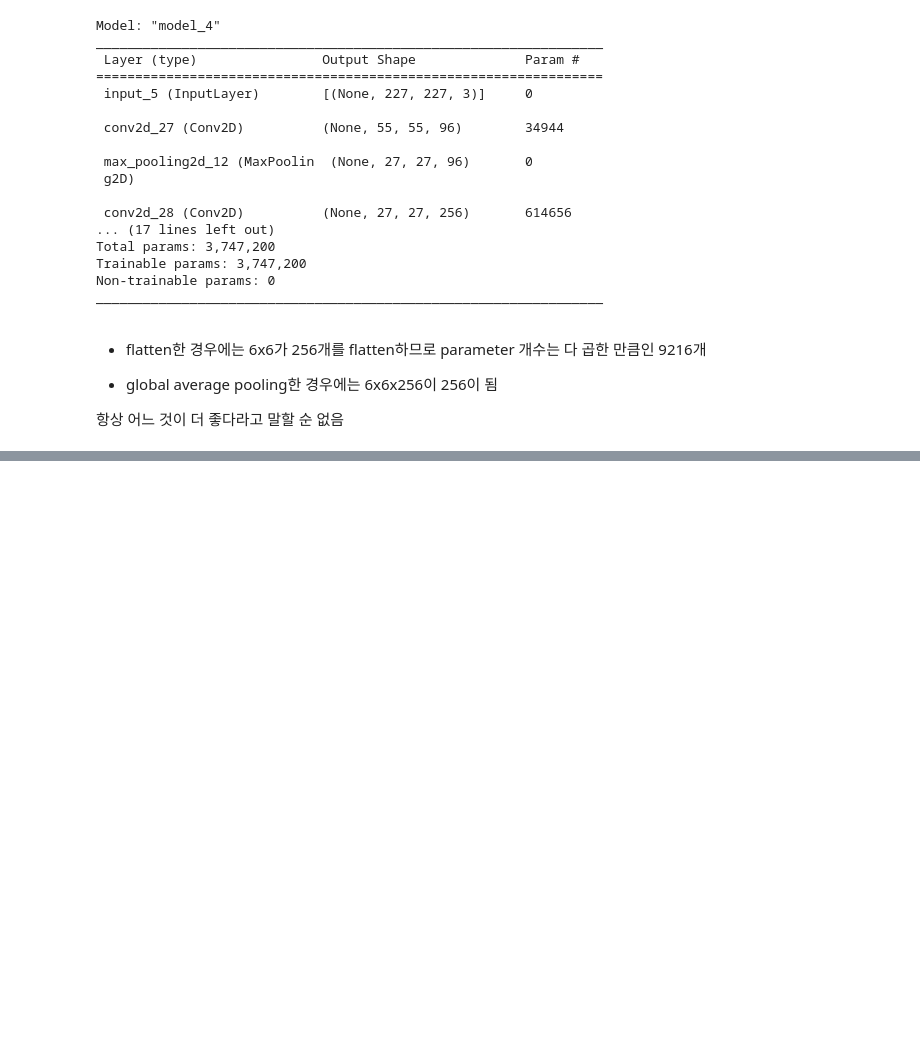
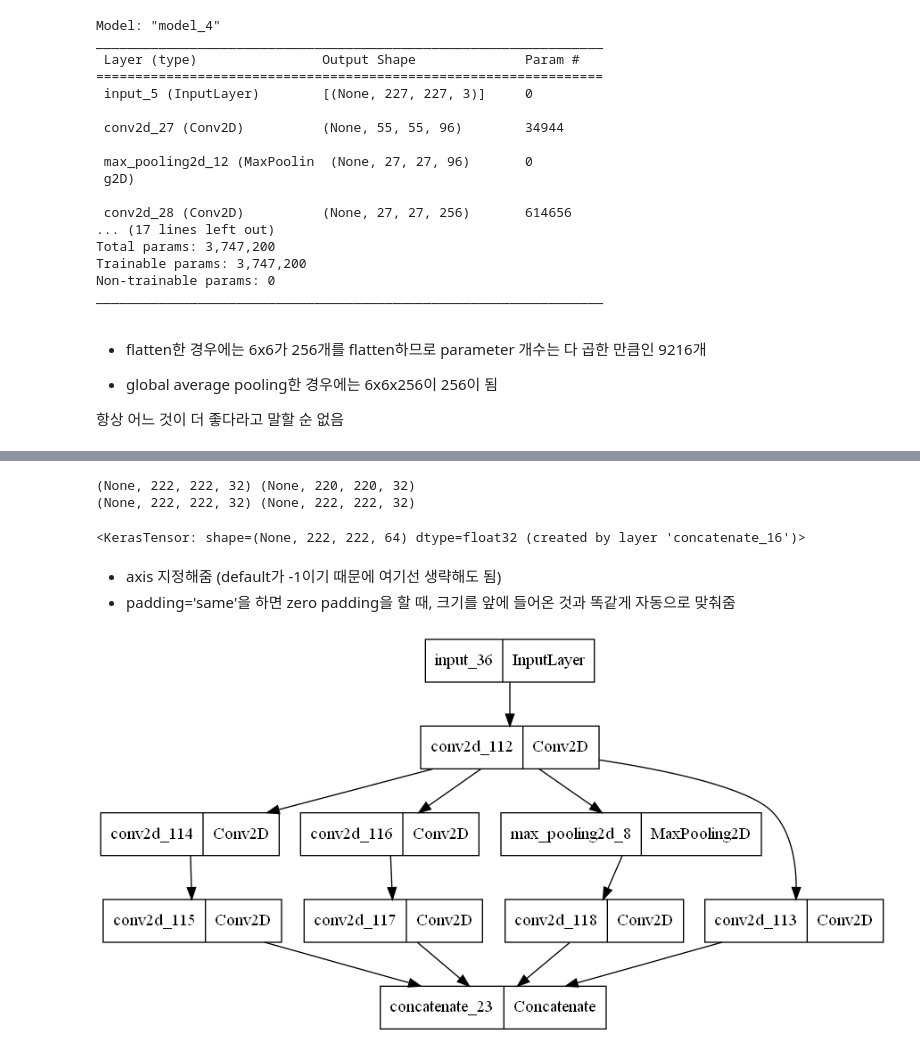
Before and after one commit to engineercha/image-processing-study, a Jupyter notebook: advanced classification.ipynb, the cells around one changed output, grey strips where cells are left out. Cells and saved outputs as stored; diff of their text form; code cells hidden in the pictures; blank space fills up the shorter version.

```diff
--- a/advanced classification.ipynb
+++ b/advanced classification.ipynb
@@ -267,0 +782,52 @@ _________________________________________________________________
+# %%
+import tensorflow as tf
+
+input_=tf.keras.Input((224,224,4))
+
+x=tf.keras.layers.Conv2D(128, 3)(input_)
+x1=tf.keras.layers.Conv2D(64, 1, padding='same')(x)
+
+#case1
+x1=tf.keras.layers.Conv2D(32,1)(x)
+x3=tf.keras.layers.Conv2D(32,3)(x1)
+print(x1.shape, x3.shape)
+
+#case2
+x1=tf.keras.layers.Conv2D(32,1)(x)
+x3=tf.keras.layers.Conv2D(32,3, padding='same')(x1)
+print(x1.shape, x3.shape)
+# %% [output]
+(None, 222, 222, 32) (None, 220, 220, 32)
+(None, 222, 222, 32) (None, 222, 222, 32)
+# %%
+tf.keras.layers.concatenate([x1,x3], axis=3)
+# %% [output]
+<KerasTensor: shape=(None, 222, 222, 64) dtype=float32 (created by layer 'concatenate_16')>
+# %% [markdown]
+- axis 지정해줌 (default가 -1이기 때문에 여기선 생략해도 됨)
+- padding='same'을 하면 zero padding을 할 때, 크기를 앞에 들어온 것과 똑같게 자동으로 맞춰줌
+# %%
+import tensorflow as tf
+
+input_=tf.keras.Input((224,224,4))
+
+x=tf.keras.layers.Conv2D(128, 3)(input_)
+
+x1x1=tf.keras.layers.Conv2D(64, 1, padding='same')(x)
+
+x1x1dr=tf.keras.layers.Conv2D(32,1)(x)
+x3x3=tf.keras.layers.Conv2D(32,3, padding='same')(x1x1dr)
+
+x1x1dr2=tf.keras.layers.Conv2D(32,1)(x)
+x5x5=tf.keras.layers.Conv2D(32,3, padding='same')(x1x1dr2)
+
+mp=tf.keras.layers.MaxPool2D(3,1, padding='same')(x)
+x1x1dr3=tf.keras.layers.Conv2D(32,1, padding='same')(mp)
+
+x=tf.keras.layers.concatenate([x1x1,x3x3,x5x5, x1x1dr3])
+# %%
+model=tf.keras.Model(input_, x)
+# %%
+tf.keras.utils.plot_model(model)
+# %% [output]
+[figure, added]
```
Also changed, not shown: parts of 78 cells of this notebook.
